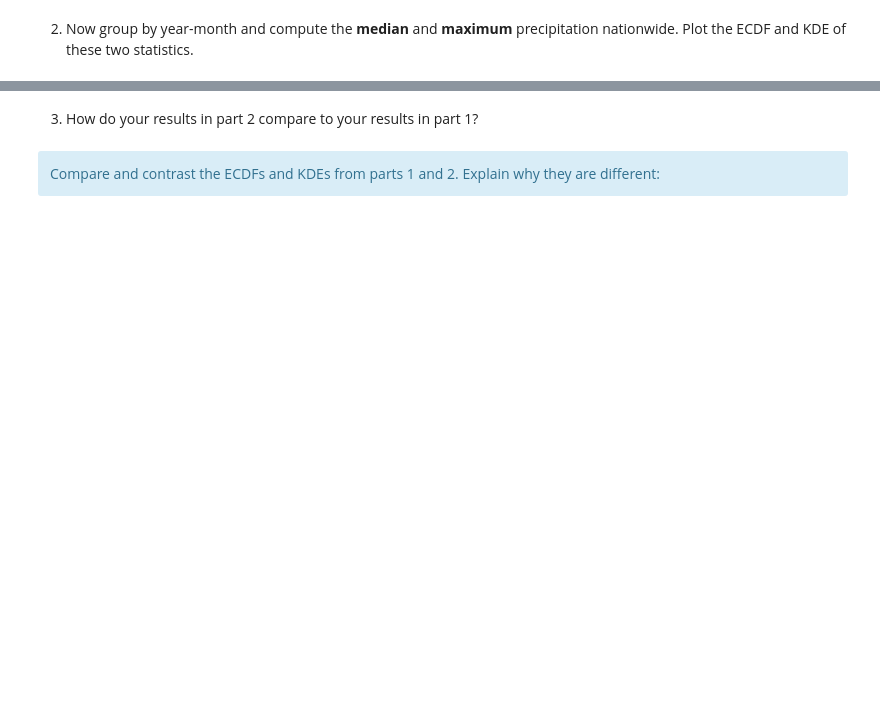
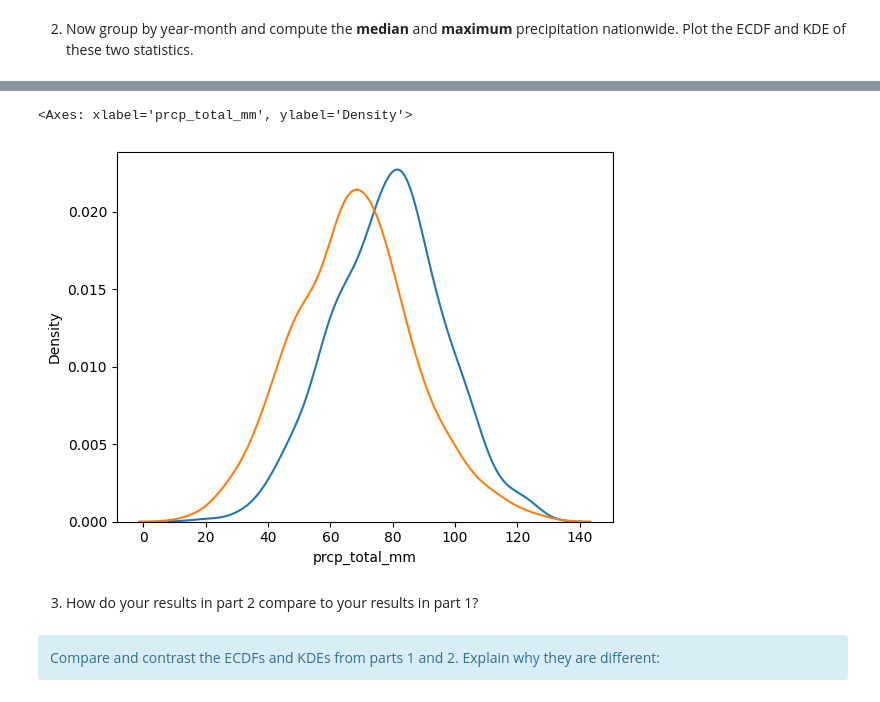
Before and after one commit to Derek9132-uyz/DS5030-lab-5, a Jupyter notebook: lab_05.ipynb, the cells around one changed output, grey strips where cells are left out. Saved outputs shown, nothing was run; the diff lists cells and outputs as text; code cells hidden in the pictures; blank space fills up the shorter version.

```diff
--- a/lab_05.ipynb
+++ b/lab_05.ipynb
@@ -109,3 +142,9 @@ Trying to import the above resulted in these errors:
+# %%
+sns.kdeplot(mean_df)
+sns.kdeplot(med_df)
+# %% [output]
+<Axes: xlabel='prcp_total_mm', ylabel='Density'>
+[figure, added]
 # %% [markdown]
 3. How do your results in part 2 compare to your results in part 1?
 # %% [markdown]
```
Also changed, not shown: parts of 24 cells of this notebook.
